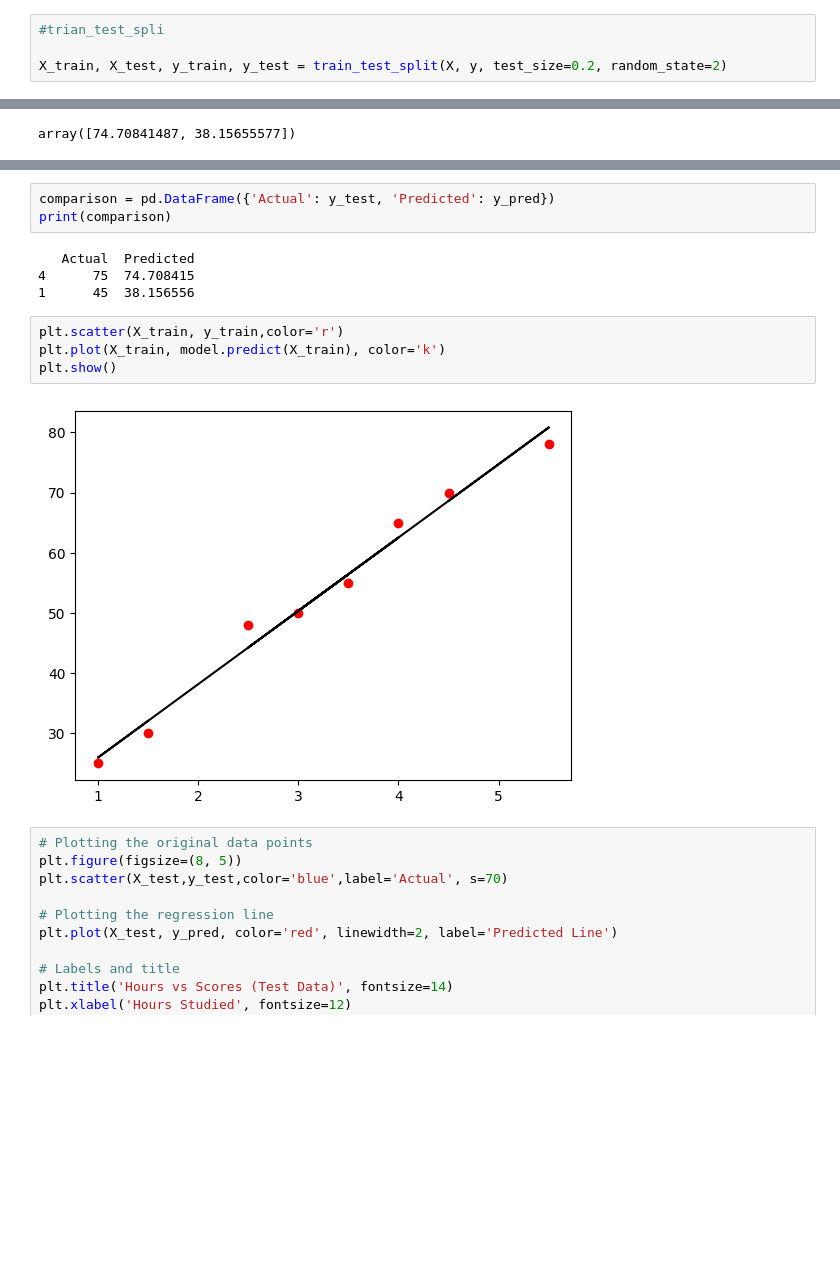
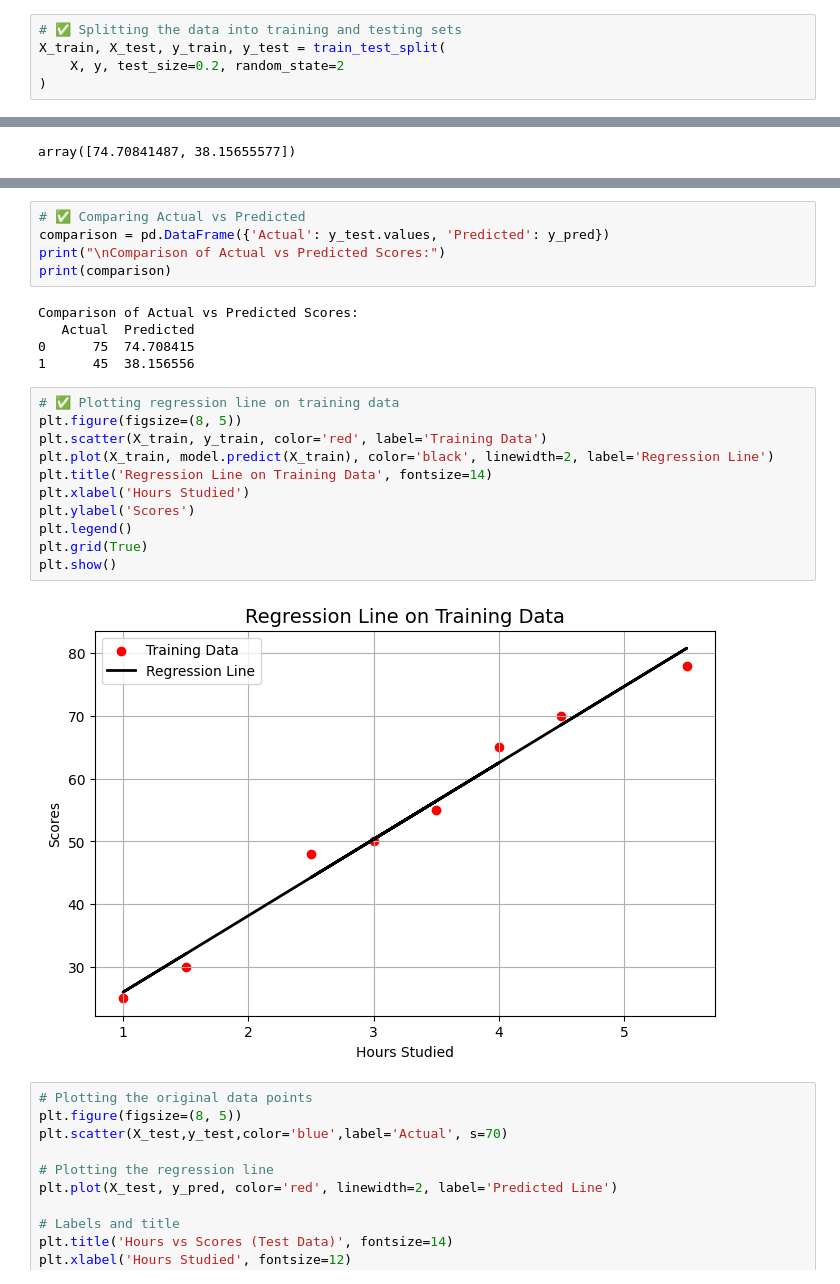
Before and after one commit to nenusudharshan/MACHINE-LEARNING, a Jupyter notebook: 01-linear-regression1.ipynb, the cells around one changed output, grey strips where cells are left out. Saved outputs shown, nothing was run; the diff lists cells and outputs as text; blank space fills up the shorter version.

```diff
--- a/01-linear-regression1.ipynb
+++ b/01-linear-regression1.ipynb
@@ -80,7 +82,8 @@ sns.scatterplot(x=df['Hours'],y=df['Scores'],data=df)
 # %%
-#trian_test_spli
-
-X_train, X_test, y_train, y_test = train_test_split(X, y, test_size=0.2, random_state=2)
+# ✅ Splitting the data into training and testing sets
+X_train, X_test, y_train, y_test = train_test_split(
+    X, y, test_size=0.2, random_state=2
+)
 # %%
 X_train
 # %% [output]
@@ -170,16 +173,26 @@ r2 score: 0.8957383316121218
 # %%
-comparison = pd.DataFrame({'Actual': y_test, 'Predicted': y_pred})
+# ✅ Comparing Actual vs Predicted
+comparison = pd.DataFrame({'Actual': y_test.values, 'Predicted': y_pred})
+print("\nComparison of Actual vs Predicted Scores:")
 print(comparison)
 # %% [output]
+Comparison of Actual vs Predicted Scores:
    Actual  Predicted
-4      75  74.708415
+0      75  74.708415
 1      45  38.156556
 # %%
-plt.scatter(X_train, y_train,color='r')
-plt.plot(X_train, model.predict(X_train), color='k')
+# ✅ Plotting regression line on training data
+plt.figure(figsize=(8, 5))
+plt.scatter(X_train, y_train, color='red', label='Training Data')
+plt.plot(X_train, model.predict(X_train), color='black', linewidth=2, label='Regression Line')
+plt.title('Regression Line on Training Data', fontsize=14)
+plt.xlabel('Hours Studied')
+plt.ylabel('Scores')
+plt.legend()
+plt.grid(True)
 plt.show()
 # %% [output]
-[figure, old version]
+[figure, new version]
 # %%
 # Plotting the original data points
 plt.figure(figsize=(8, 5))
```
Also changed, not shown: parts of 5 cells of this notebook.
